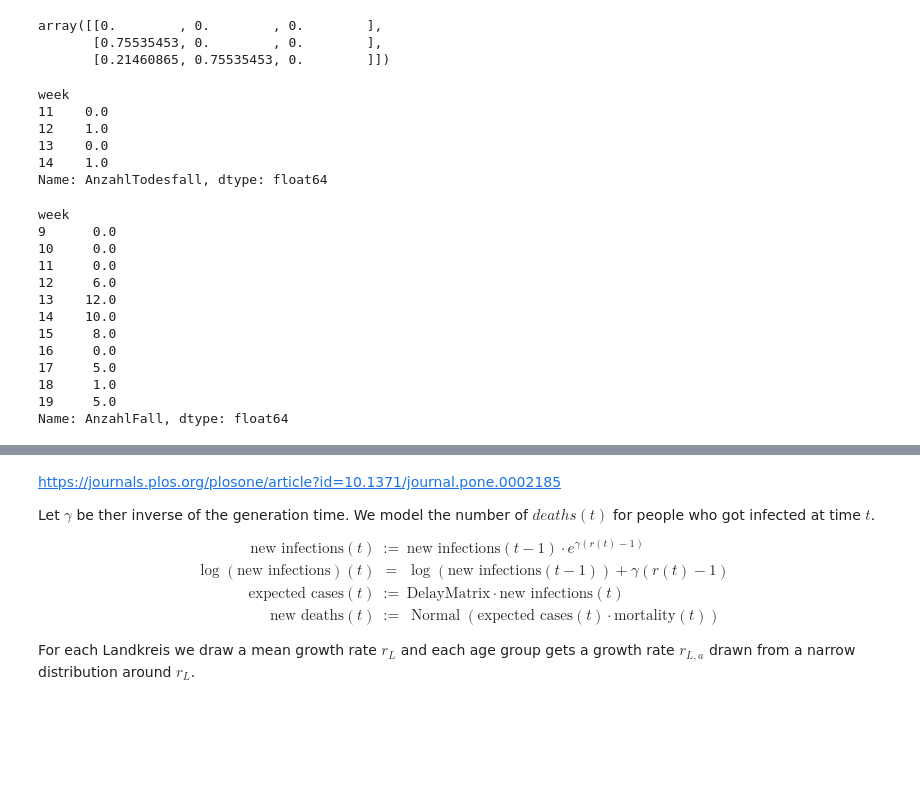
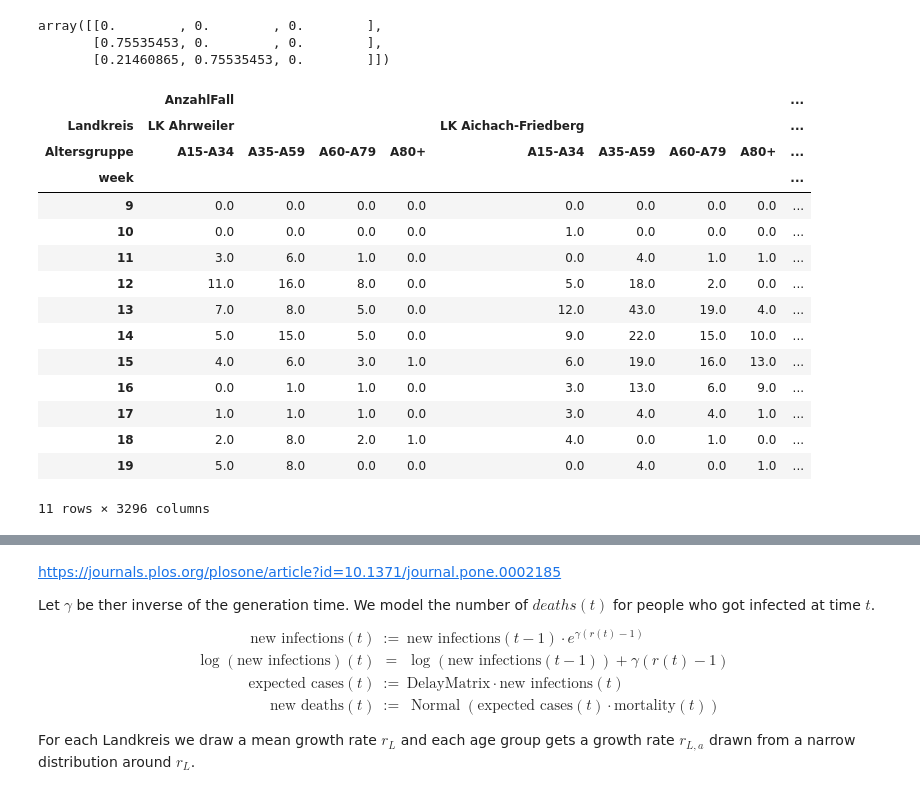
Before and after one commit to dan-tee/corona, a Jupyter notebook: Landkreis Model.ipynb, the cells around one changed output, grey strips where cells are left out. Drawn from its saved outputs; the diff is of its cells as text; code cells hidden in the pictures; blank space fills up the shorter version.

```diff
--- a/Landkreis Model.ipynb
+++ b/Landkreis Model.ipynb
@@ -242,41 +260,36 @@ DD[:3,:3]
 array([[0.        , 0.        , 0.        ],
        [0.75535453, 0.        , 0.        ],
        [0.21460865, 0.75535453, 0.        ]])
-# %%
-def fill_missing_weeks(weekly_values, min_week, max_week):
-    all_weeks = pd.DataFrame({'week': range(min_week, max_week + 1)})
-    weekly_values = all_weeks.merge(weekly_values, how='left', on='week') \
-                             .set_index('week') \
-                             .fillna(0)
-    return weekly_values
-
-deaths = deaths_by_age.query('Altersgruppe == @age_group')
-deaths = fill_missing_weeks(deaths, min_death_week, death_end_week)
-deaths = deaths['AnzahlTodesfall']
-deaths
-# %% [output]
-week
-11    0.0
-12    1.0
-13    0.0
-14    1.0
-Name: AnzahlTodesfall, dtype: float64
-# %%
-cases = cases_by_age.query('Altersgruppe == @age_group')
-cases = fill_missing_weeks(cases, start_week, max_complete_week)
-cases = cases['AnzahlFall']
-cases
-# %% [output]
-week
-9      0.0
-10     0.0
-11     0.0
-12     6.0
-13    12.0
-14    10.0
-15     8.0
-16     0.0
-17     5.0
-18     1.0
-19     5.0
-Name: AnzahlFall, dtype: float64
+# %%
+age_groups = mortality['Altersgruppe']
+grouped = df_rki.query("week >= @start_week and "
+                       "week <= @max_complete_week and "
+                       "Altersgruppe in @age_groups") \
+                .groupby(['week', 'Landkreis', 'Altersgruppe'])[['AnzahlFall', 'AnzahlTodesfall']] \
+                .sum() \
+                .unstack('Altersgruppe')
+# we are unstacking Altersgruppe first, so that all Lankreise have all Altergruppen
+grouped = grouped.unstack('Landkreis') \
+                 .swaplevel(1,2, axis=1) \
+                 .fillna(0) \
+                 .sort_index(axis=1, level=[0,1,2])
+# all Landkreise have the same number of Altersgruppen
+assert grouped.stack(level=[1,2]).groupby(['Landkreis', 'week']).size().value_counts().shape[0] == 1
+grouped
+# %% [output]
+|  | AnzahlFall |  |  |  |  |  |  |  | ... |
+| Landkreis | LK Ahrweiler |  |  |  | LK Aichach-Friedberg |  |  |  | ... |
+| Altersgruppe | A15-A34 | A35-A59 | A60-A79 | A80+ | A15-A34 | A35-A59 | A60-A79 | A80+ | ... |
+| week |  |  |  |  |  |  |  |  | ... |
+| 9 | 0.0 | 0.0 | 0.0 | 0.0 | 0.0 | 0.0 | 0.0 | 0.0 | ... |
+| 10 | 0.0 | 0.0 | 0.0 | 0.0 | 1.0 | 0.0 | 0.0 | 0.0 | ... |
+| 11 | 3.0 | 6.0 | 1.0 | 0.0 | 0.0 | 4.0 | 1.0 | 1.0 | ... |
+| 12 | 11.0 | 16.0 | 8.0 | 0.0 | 5.0 | 18.0 | 2.0 | 0.0 | ... |
+| 13 | 7.0 | 8.0 | 5.0 | 0.0 | 12.0 | 43.0 | 19.0 | 4.0 | ... |
+| 14 | 5.0 | 15.0 | 5.0 | 0.0 | 9.0 | 22.0 | 15.0 | 10.0 | ... |
+| 15 | 4.0 | 6.0 | 3.0 | 1.0 | 6.0 | 19.0 | 16.0 | 13.0 | ... |
+| 16 | 0.0 | 1.0 | 1.0 | 0.0 | 3.0 | 13.0 | 6.0 | 9.0 | ... |
+| 17 | 1.0 | 1.0 | 1.0 | 0.0 | 3.0 | 4.0 | 4.0 | 1.0 | ... |
+| 18 | 2.0 | 8.0 | 2.0 | 1.0 | 4.0 | 0.0 | 1.0 | 0.0 | ... |
+| 19 | 5.0 | 8.0 | 0.0 | 0.0 | 0.0 | 4.0 | 0.0 | 1.0 | ... |
+11 rows × 3296 columns
```
Also changed, not shown: parts of 28 cells of this notebook.
